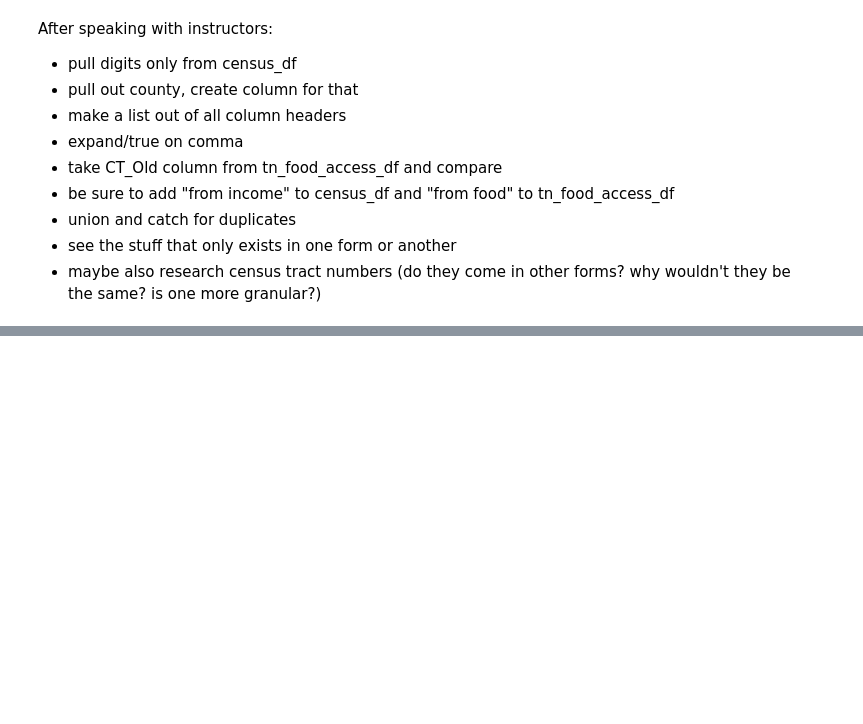
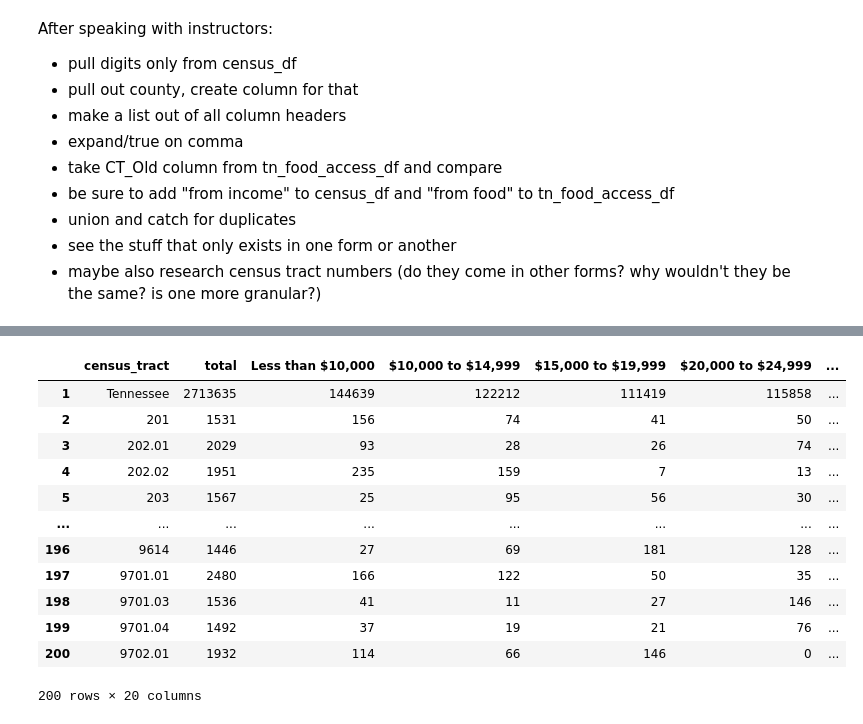
Before and after one commit to marthahunter/food-access, a Jupyter notebook: notebooks/2_food_access_census_tract_issue.ipynb, the cells around one changed output, grey strips where cells are left out. Drawn from its saved outputs; the diff is of its cells as text; code cells hidden in the pictures; blank space fills up the shorter version.

Commit message:
ready to union two new dfs with census tract digits only/county info and from column

```diff
--- a/notebooks/2_food_access_census_tract_issue.ipynb
+++ b/notebooks/2_food_access_census_tract_issue.ipynb
@@ -74,0 +145,6 @@ census_df_ct_troubleshoot = census_df_ct_troubleshoot.iloc[1:,:]
+# %%
+# df[['First Name', 'Last Name']] = df['Name'].str.split(' ', expand=True)
+# https://saturncloud.io/blog/how-to-split-one-column-into-multiple-columns-in-pandas-dataframe/
+
+census_df_ct_troubleshoot[['income_bracket','county_cr']] = census_df_ct_troubleshoot['income_bracket'].str.split(',',n=1,expand=True)
+census_df_ct_troubleshoot.head()
@@ -75,2 +158,4 @@ census_df_ct_troubleshoot = census_df_ct_troubleshoot.iloc[1:,:]
+# %%
+census_df_ct_troubleshoot['county_cr'].replace(', TN','', regex=True, inplace = True)
 # %%
 census_df_ct_troubleshoot.head()
@@ -77 +169,3 @@ census_df_ct_troubleshoot.head()
+# %%
+census_df_ct_troubleshoot = census_df_ct_troubleshoot.rename(columns={'income_bracket':'census_tract','Total:':'total'})
 # %%
@@ -82,0 +180,18 @@ census_df_ct_troubleshoot.head()
+# %%
+census_df_ct_troubleshoot['ct_digits_cr'] = census_df_ct_troubleshoot['census_tract'].str.replace('.','')
+# %%
+census_df_ct_troubleshoot.head(200)
+# %% [output]
+|  | census_tract | total | Less than $10,000 | $10,000 to $14,999 | $15,000 to $19,999 | $20,000 to $24,999 | ... |
+| 1 | Tennessee | 2713635 | 144639 | 122212 | 111419 | 115858 | ... |
+| 2 | 201 | 1531 | 156 | 74 | 41 | 50 | ... |
+| 3 | 202.01 | 2029 | 93 | 28 | 26 | 74 | ... |
+| 4 | 202.02 | 1951 | 235 | 159 | 7 | 13 | ... |
+| 5 | 203 | 1567 | 25 | 95 | 56 | 30 | ... |
+| ... | ... | ... | ... | ... | ... | ... | ... |
+| 196 | 9614 | 1446 | 27 | 69 | 181 | 128 | ... |
+| 197 | 9701.01 | 2480 | 166 | 122 | 50 | 35 | ... |
+| 198 | 9701.03 | 1536 | 41 | 11 | 27 | 146 | ... |
+| 199 | 9701.04 | 1492 | 37 | 19 | 21 | 76 | ... |
+| 200 | 9702.01 | 1932 | 114 | 66 | 146 | 0 | ... |
+200 rows × 20 columns
```
Also changed, not shown: parts of 40 cells of this notebook.
